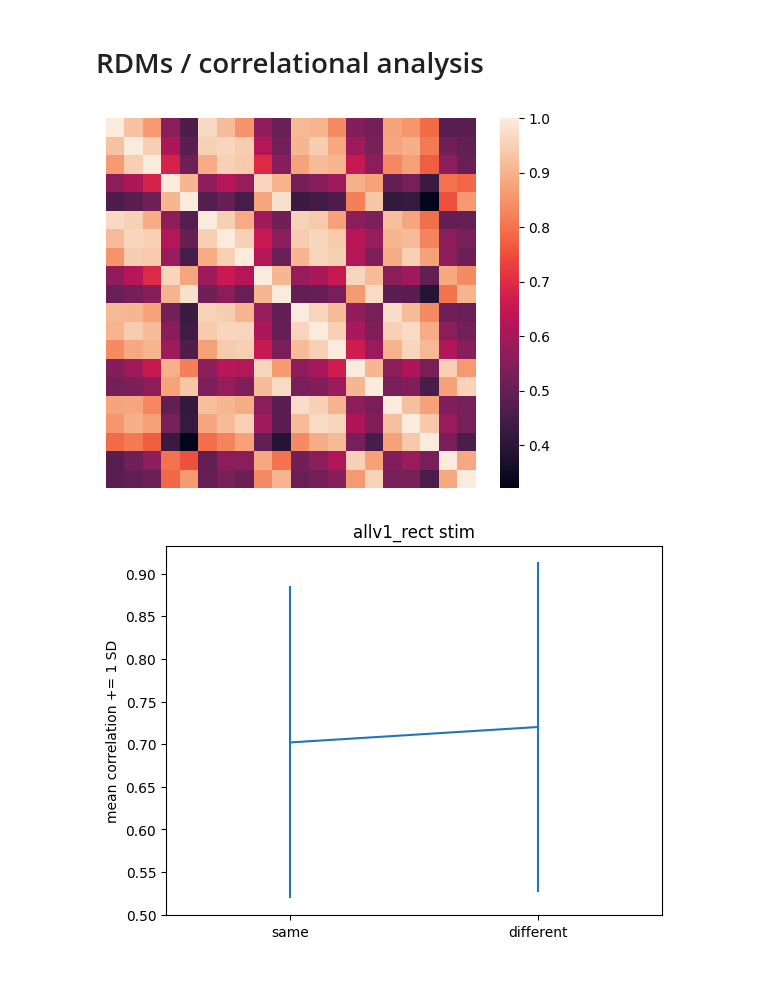
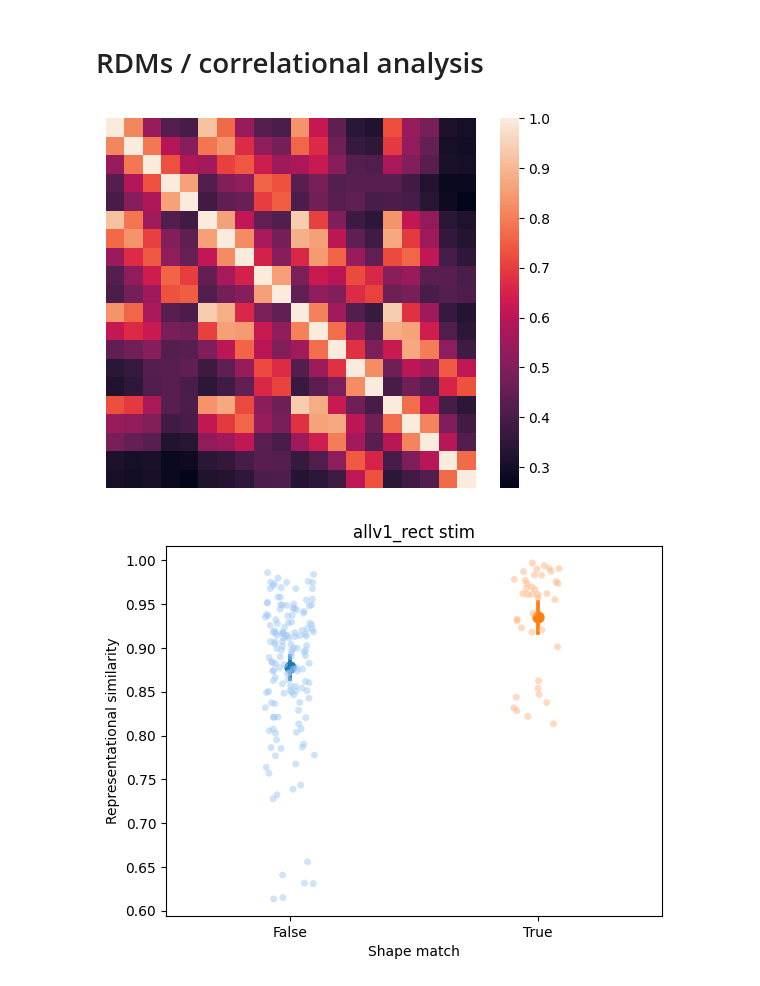
Before and after one commit to vayzenb/goodale-milner-test, a Jupyter notebook: dnn_playground.ipynb, the cells around one changed output. Cells and saved outputs as stored; diff of their text form; code cells hidden in the pictures.

```diff
--- a/dnn_playground.ipynb
+++ b/dnn_playground.ipynb
@@ -118,6 +118,24 @@ def classify(acts, labels, splits):
 
 
     return acc
+
+def classify_2way(acts, labels, splits):
+    acc = []
+    for label_pair in itertools.combinations(np.unique(labels), 2):
+        sss = StratifiedShuffleSplit(n_splits=splits, test_size=0.2)
+        #run classifier
+    #         these_accs = []
+        inds = np.argwhere([label in label_pair for label in labels])
+        for i, (train_index, test_index) in enumerate(sss.split(acts[inds], labels[inds])):
+            X_train, X_test = acts[inds][train_index], acts[inds][test_index]
+            y_train, y_test = labels[inds][train_index], labels[inds][test_index]
+    #         clf = svm.SVC()
+            clf = RidgeClassifierCV()
+            clf.fit(X_train.reshape(X_train.shape[0], -1), y_train)
+            acc.append(clf.score(X_test.reshape(X_test.shape[0],-1), y_test))
+    #         acc.append(np.mean(these_accs))
+
+    return np.array(acc)
 # %%
 '''
 Run for all stim
@@ -146,7 +164,7 @@ for experiment in ['allv1_rect', 'allv1_curv']:
         for layer in tqdm(layers):
             acts = activations[layer]
 
-            accs = classify(acts, labels, splits)
+            accs = classify_2way(acts, labels, splits)
             for acc in accs:
                 model_df['model'].append(model_arch)
                 model_df['layer'].append(layer)
@@ -154,7 +172,7 @@ for experiment in ['allv1_rect', 'allv1_curv']:
 
         this_df = pd.DataFrame(model_df)
         ax = sns.barplot(data=this_df[this_df['model']==model_arch], x='layer', hue='layer', y='accuracy', dodge=False)
-        ax.axhline(y=1/cat_num, color='r', linestyle='--')
+        ax.axhline(y=0.5, color='r', linestyle='--')
         plt.title(model_arch)
         plt.legend().remove()
         ax.set_xticklabels(ax.get_xticklabels(), rotation=90)
@@ -167,7 +185,7 @@ for experiment in ['allv1_rect', 'allv1_curv']:
     model_df['model layer'] = [f'{model} {layer}' for model, layer in zip(model_df['model'], model_df['layer'])]
     fig = plt.figure(figsize=(20,4))
     ax = sns.barplot(model_df, x='model layer', hue='model', y='accuracy',dodge=False )
-    ax.axhline(y=1/cat_num, color='r', linestyle='--')
+    ax.axhline(y=0.5, color='r', linestyle='--')
     ax.set_xticklabels(ax.get_xticklabels(), rotation=90)
     plt.legend().remove()
     plt.tight_layout()
@@ -191,8 +209,8 @@ for experiment in ['allv1_rect', 'allv1_curv']:
 # %%
 import os
 #create correlation matrix for activations
-model_arch = 'alexnet'
-layer = 'ReLU-7'
+model_arch = 'vgg19'
+layer = 'ReLU-15'
 
 for experiment in ['allv1_rect', 'allv1_curv']:
 
@@ -210,37 +228,38 @@ for experiment in ['allv1_rect', 'allv1_curv']:
 
     #     acts = extract_acts(model, stim_dir, transform, layer_call)
     activations = get_all_feature_maps(model, testloader, layers_to_retain=layers)
 
     corr = np.corrcoef(activations[layer])
 
     sns.heatmap(corr)
     #remove axis labels
     plt.xticks([])
     plt.yticks([])
     #remove tick lines
     plt.tick_params(left=False, bottom=False)
     #make square
     plt.gca().set_aspect('equal', adjustable='box')
     plt.savefig(f'figures/{experiment}_{model_arch}_{layer}_corrcoef_heatmap.png', dpi=200)
     plt.show()
 
 
-    trili = np.tril_indices(corr.shape[0], k=-1)
-    corr_same = corr[trili][label_mat[trili]]
-    corr_diff = corr[trili][np.logical_not(label_mat[trili])]
-    plt.errorbar(x=['same', 'different'], y=[corr_same.mean(), corr_diff.mean()], yerr=[corr_same.std(), corr_diff.std()])
+    sns.stripplot(data=corr_df, x='same', y='similarity', hue='same', palette='pastel', alpha=0.5)
+    sns.pointplot(data=corr_df, x='same', y='similarity', hue='same')
+    # plt.errorbar(x=['same', 'different'], y=[corr_same.mean(), corr_diff.mean()], yerr=[corr_same.std(), corr_diff.std()])
     plt.xlim(-0.5,1.5)
-    plt.ylabel('mean correlation += 1 SD')
+    plt.ylabel('Representational similarity')
+    plt.xlabel('Shape match')
     plt.title(f'{experiment} stim')
+    plt.legend().remove()
     os.makedirs('figures', exist_ok=True)
     plt.savefig(f'figures/{experiment}_{model_arch}_{layer}_corrcoef.png', dpi=200)
     plt.show()
 
     bins = plt.hist(corr_diff, label='different', alpha=0.5, density=False)
     plt.hist(corr_same, bins=bins[1], label='same', alpha=0.5, density=False)
     plt.savefig(f'figures/{experiment}_{model_arch}_{layer}_corrcoef_hist.png', dpi=200)
     plt.legend()
     plt.show()
 # %% [output]
-[figure, old version]
+[figure, new version]
-[figure, old version]
+[figure, new version]
```
Also changed, not shown: parts of 17 cells of this notebook, 24 other files.
